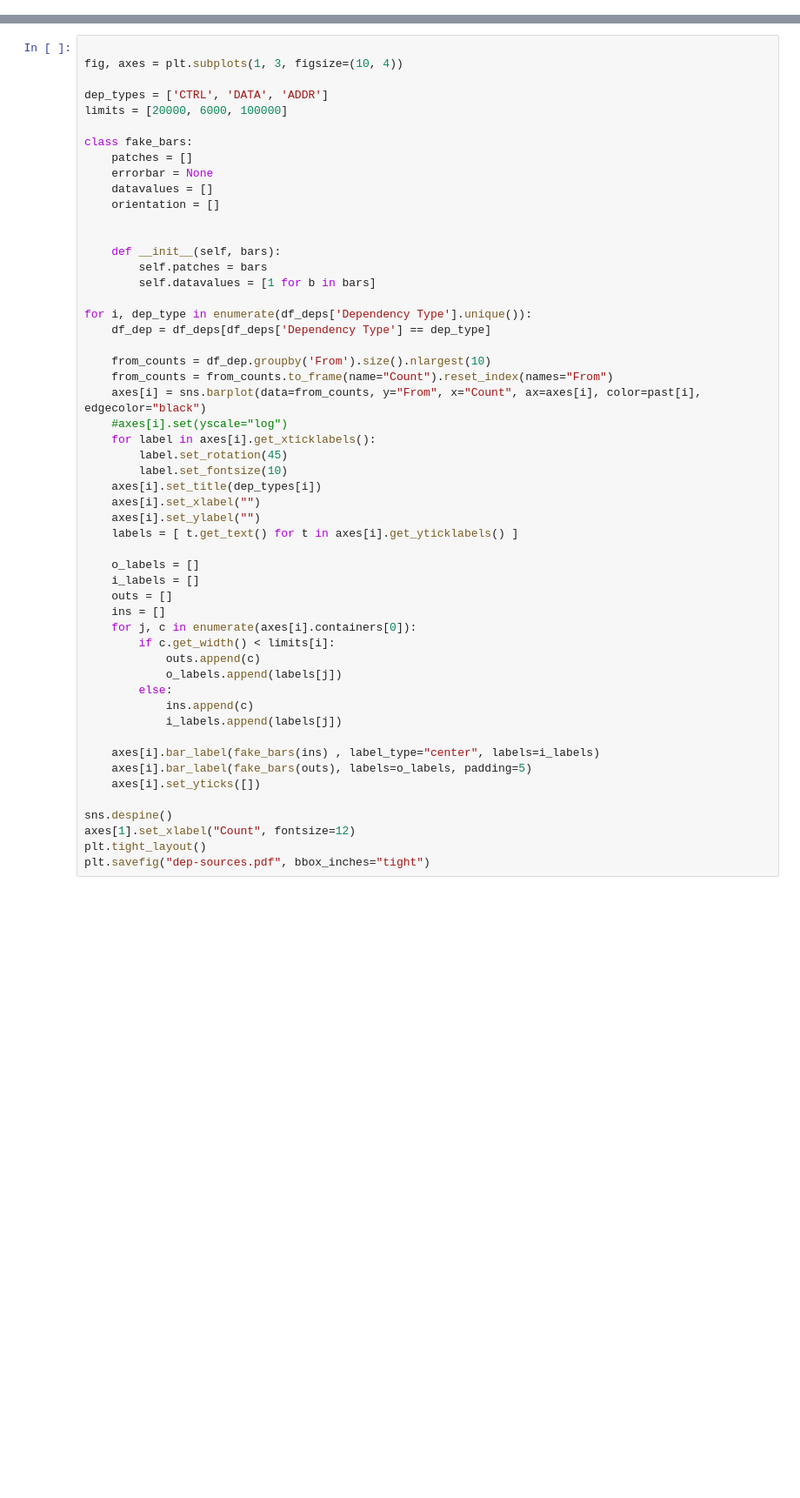
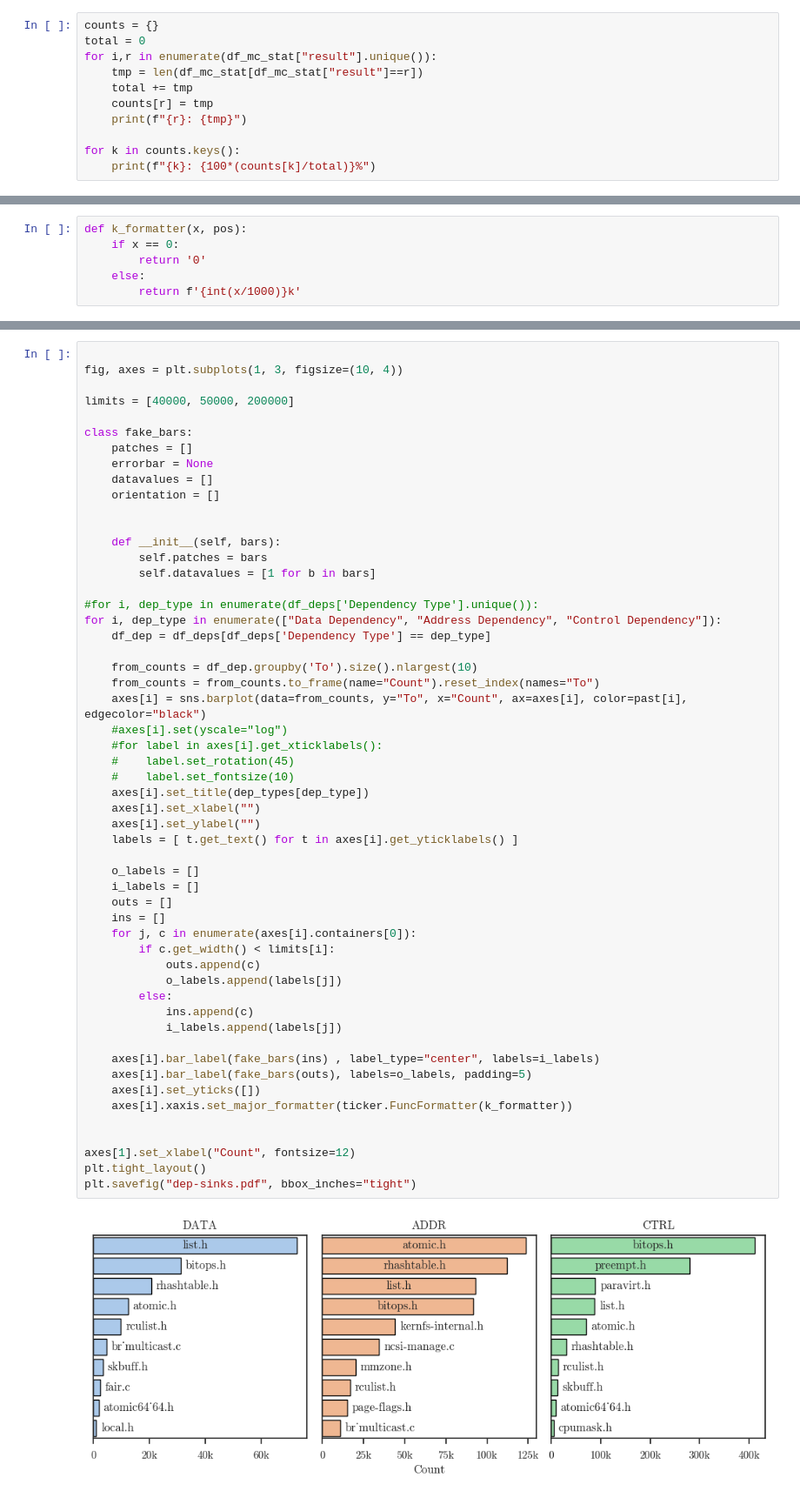
Before and after one commit to TUM-DSE/linux-lkmm-depsan, a Jupyter notebook: scripts/depsan/focused_analysis.ipynb, the cells around one changed output, grey strips where cells are left out. Shown at 87% size. Cells and saved outputs as stored; diff of their text form; blank space fills up the shorter version.

```diff
--- a/scripts/depsan/focused_analysis.ipynb
+++ b/scripts/depsan/focused_analysis.ipynb
@@ -290,0 +242,11 @@ Unknwn: 194 | 0.009508405626623535%
+# %%
+counts = {}
+total = 0
+for i,r in enumerate(df_mc_stat["result"].unique()):
+    tmp = len(df_mc_stat[df_mc_stat["result"]==r])
+    total += tmp
+    counts[r] = tmp
+    print(f"{r}: {tmp}")
+
+for k in counts.keys():
+    print(f"{k}: {100*(counts[k]/total)}%")
@@ -290,0 +264,6 @@ Unknwn: 194 | 0.009508405626623535%
+# %%
+def k_formatter(x, pos):
+    if x == 0:
+        return '0'
+    else:
+        return f'{int(x/1000)}k'
@@ -292,8 +366,7 @@ Unknwn: 194 | 0.009508405626623535%
 
 fig, axes = plt.subplots(1, 3, figsize=(10, 4))
 
-dep_types = ['CTRL', 'DATA', 'ADDR']
-limits = [20000, 6000, 100000]
+limits = [40000, 50000, 200000]
 
 class fake_bars:
     patches = []
@@ -304,40 +377,44 @@ class fake_bars:
 
     def __init__(self, bars):
         self.patches = bars
         self.datavalues = [1 for b in bars]
 
-for i, dep_type in enumerate(df_deps['Dependency Type'].unique()):
+#for i, dep_type in enumerate(df_deps['Dependency Type'].unique()):
+for i, dep_type in enumerate(["Data Dependency", "Address Dependency", "Control Dependency"]):
     df_dep = df_deps[df_deps['Dependency Type'] == dep_type]
 
-    from_counts = df_dep.groupby('From').size().nlargest(10)
-    from_counts = from_counts.to_frame(name="Count").reset_index(names="From")
-    axes[i] = sns.barplot(data=from_counts, y="From", x="Count", ax=axes[i], color=past[i], edgecolor="black")
+    from_counts = df_dep.groupby('To').size().nlargest(10)
+    from_counts = from_counts.to_frame(name="Count").reset_index(names="To")
+    axes[i] = sns.barplot(data=from_counts, y="To", x="Count", ax=axes[i], color=past[i], edgecolor="black")
     #axes[i].set(yscale="log")
-    for label in axes[i].get_xticklabels():
-        label.set_rotation(45)
-        label.set_fontsize(10)
-    axes[i].set_title(dep_types[i])
+    #for label in axes[i].get_xticklabels():
+    #    label.set_rotation(45)
+    #    label.set_fontsize(10)
+    axes[i].set_title(dep_types[dep_type])
     axes[i].set_xlabel("")
     axes[i].set_ylabel("")
     labels = [ t.get_text() for t in axes[i].get_yticklabels() ]
 
     o_labels = []
     i_labels = []
     outs = []
     ins = []
     for j, c in enumerate(axes[i].containers[0]):
         if c.get_width() < limits[i]:
             outs.append(c)
             o_labels.append(labels[j])
         else:
             ins.append(c)
             i_labels.append(labels[j])
 
     axes[i].bar_label(fake_bars(ins) , label_type="center", labels=i_labels)
     axes[i].bar_label(fake_bars(outs), labels=o_labels, padding=5)
     axes[i].set_yticks([])
+    axes[i].xaxis.set_major_formatter(ticker.FuncFormatter(k_formatter))
 
-sns.despine()
+
 axes[1].set_xlabel("Count", fontsize=12)
 plt.tight_layout()
-plt.savefig("dep-sources.pdf", bbox_inches="tight")
+plt.savefig("dep-sinks.pdf", bbox_inches="tight")
+# %% [output]
+[figure, added]
```
Also changed, not shown: parts of 18 cells of this notebook, 1 other file.
